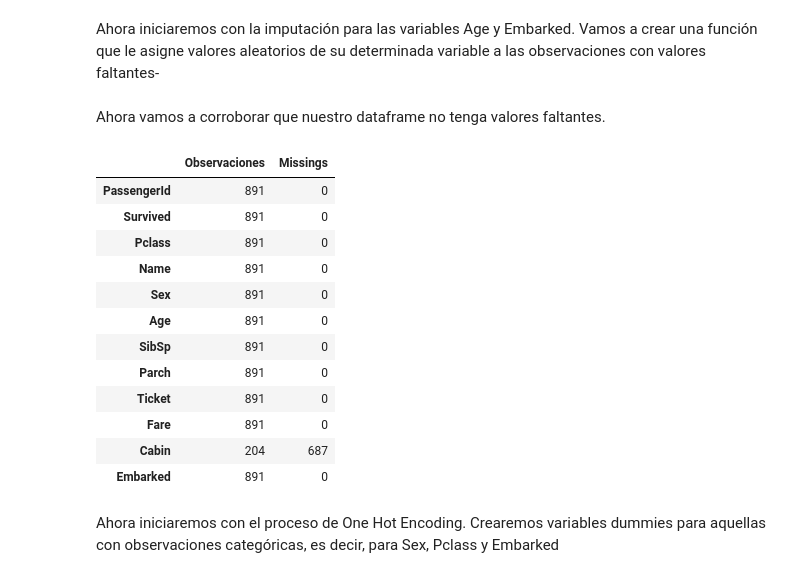
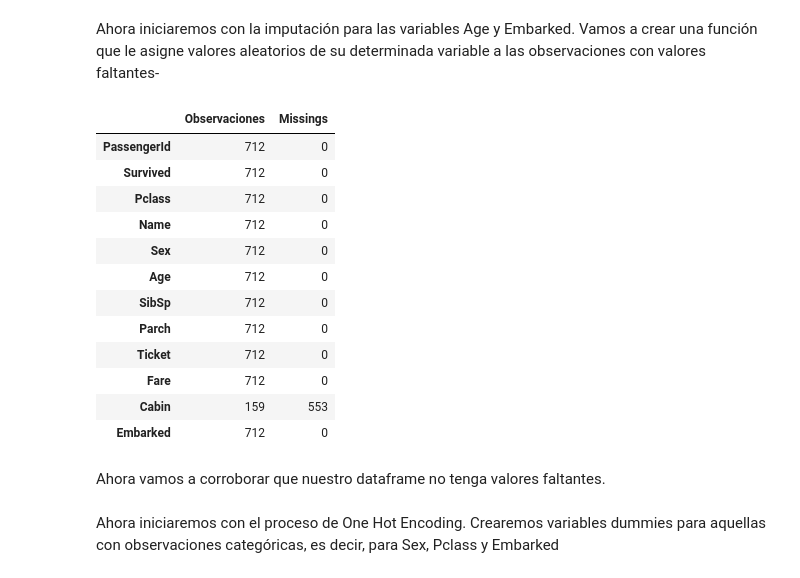
Before and after one commit to loreto73/Titanic, a Jupyter notebook: Preparacion.ipynb, the cells around one changed output. Cells and saved outputs as stored; diff of their text form; code cells hidden in the pictures.

```diff
--- a/Preparacion.ipynb
+++ b/Preparacion.ipynb
@@ -55,28 +115,28 @@ def hotdeck(data, variable):
 # %%
-train = hotdeck(train, "Age")
-train = hotdeck(train, "Embarked")
+train_c = hotdeck(train_c, "Age")
+train_c = hotdeck(train_c, "Embarked")
+# %%
+Variables = {
+    "Observaciones" : train_c.count(),
+    "Missings": train_c.isnull().sum()
+}
+pd.DataFrame(Variables)
+# %% [output]
+|  | Observaciones | Missings |
+| PassengerId | 712 | 0 |
+| Survived | 712 | 0 |
+| Pclass | 712 | 0 |
+| Name | 712 | 0 |
+| Sex | 712 | 0 |
+| Age | 712 | 0 |
+| SibSp | 712 | 0 |
+| Parch | 712 | 0 |
+| Ticket | 712 | 0 |
+| Fare | 712 | 0 |
+| Cabin | 159 | 553 |
+| Embarked | 712 | 0 |
 # %% [markdown]
 Ahora vamos a corroborar que nuestro dataframe no tenga valores faltantes.
-# %%
-Variables = {
-    "Observaciones" : train.count(),
-    "Missings": train.isnull().sum()
-}
-pd.DataFrame(Variables)
-# %% [output]
-|  | Observaciones | Missings |
-| PassengerId | 891 | 0 |
-| Survived | 891 | 0 |
-| Pclass | 891 | 0 |
-| Name | 891 | 0 |
-| Sex | 891 | 0 |
-| Age | 891 | 0 |
-| SibSp | 891 | 0 |
-| Parch | 891 | 0 |
-| Ticket | 891 | 0 |
-| Fare | 891 | 0 |
-| Cabin | 204 | 687 |
-| Embarked | 891 | 0 |
 # %% [markdown]
 Ahora iniciaremos con el proceso de One Hot Encoding. Crearemos variables dummies para aquellas con observaciones categóricas, es decir, para Sex, Pclass y Embarked
 # %%
```
Also changed, not shown: parts of 14 cells of this notebook, 2 other files.
